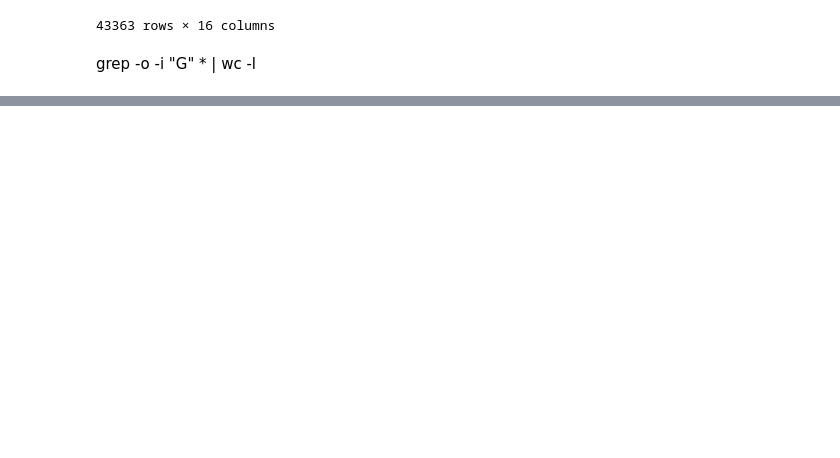
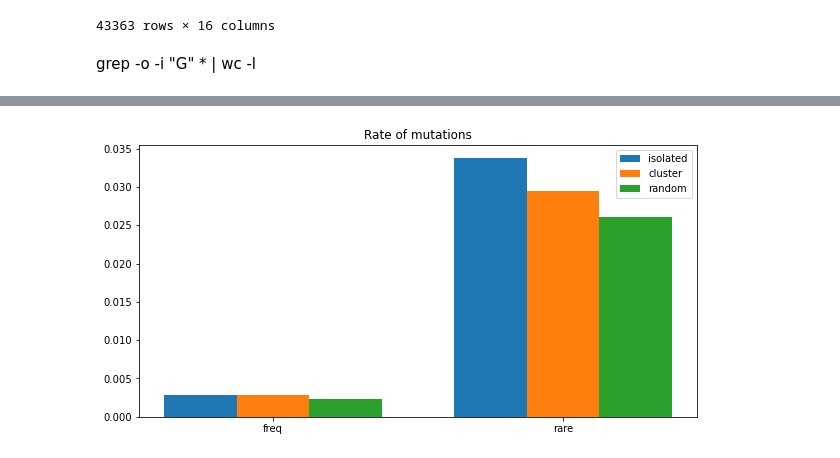
Before and after one commit to chloevogel/TRSante, a Jupyter notebook: Mutations_random.ipynb, the cells around one changed output, grey strips where cells are left out. Cells and saved outputs as stored; diff of their text form; code cells hidden in the pictures; blank space fills up the shorter version.

```diff
--- a/Mutations_random.ipynb
+++ b/Mutations_random.ipynb
@@ -490,0 +688,11 @@ plt.show()
+# %%
+file = open(f'C:/Users/BlueC/Documents/Mines/Santé/Code/annotated_G4plus_categories_explicit.csv')
+reader = pd.read_csv(file)
+reader["length"] = reader["end"] - reader["start"]
+n_clus = reader[reader["distClosestG4"] < 100]["length"].sum()
+n_is = reader[reader["distClosestG4"] >= 100]["length"].sum()
+# %%
+file = open(f'C:/Users/BlueC/Documents/Mines/Santé/Code/random_G4_explicit_sansN.csv')
+reader = pd.read_csv(file)
+reader["length"] = reader["end"] - reader["start"]
+n_rd = reader["length"].sum()
@@ -490,0 +724,25 @@ plt.show()
+# %%
+largeur = .25
+labels = ['freq', 'rare']
+
+fig, ax = plt.subplots(figsize = (10,5))
+x = np.array([i for i in range(2)])
+
+
+r1 = ax.bar(x - largeur, np.array(isole[:2])/n_is, largeur)
+r2 = ax.bar(x, np.array(cluster[:2])/n_clus, largeur)
+r3 = ax.bar(x + largeur, np.array(rd[:2])/n_rd, largeur)
+
+
+
+ax.set_xticks(x)
+ax.set_xticklabels(labels)
+
+plt.legend(['isolated', 'cluster', 'random'])
+
+plt.title('Rate of mutations')
+
+plt.savefig('C:/Users/BlueC/Documents/Mines/Santé/Données et commentaires/fig17.jpg')
+plt.show()
+# %% [output]
+[figure, added]
```
Also changed, not shown: parts of 33 cells of this notebook.
